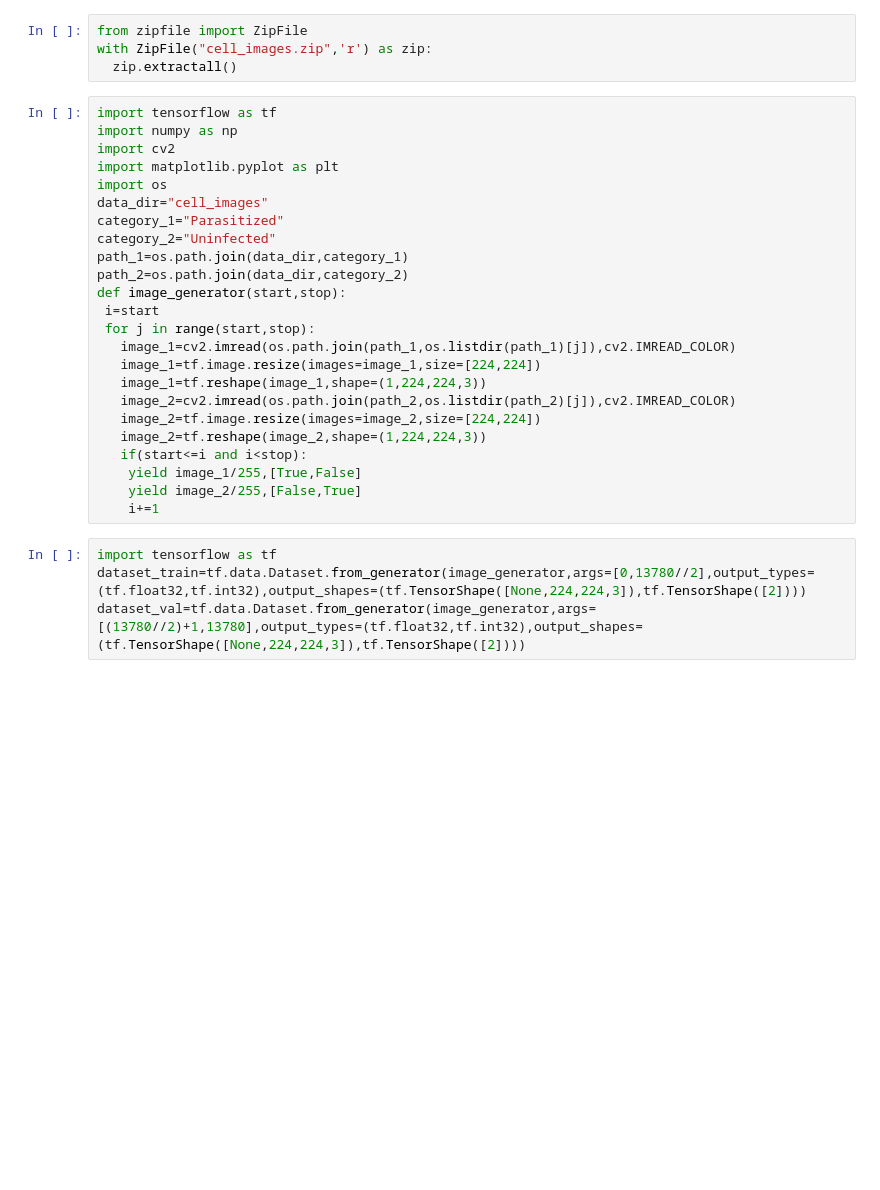
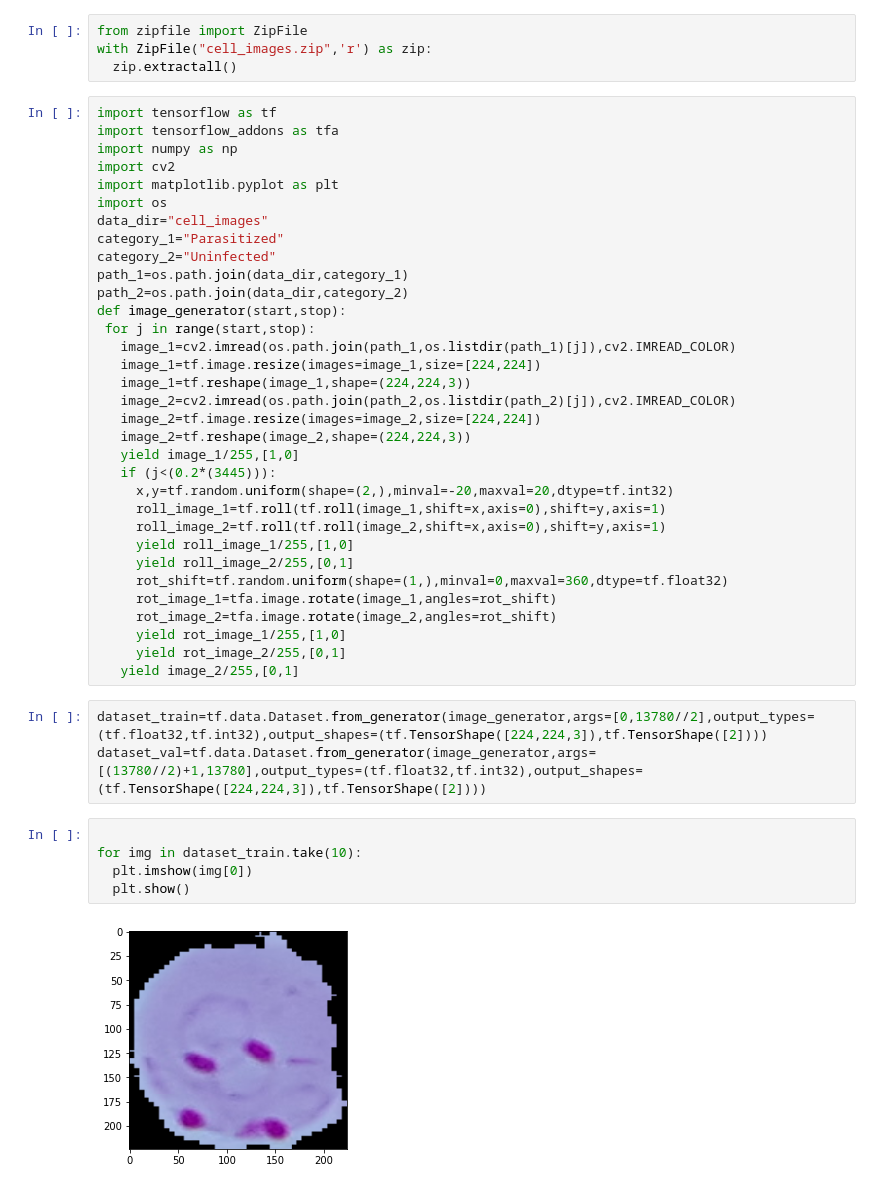
Before and after one commit to Abhishek-TyRnT/TyRnT, a Jupyter notebook: Malaria_detector.ipynb, the cells around one changed output. Drawn from its saved outputs; the diff is of its cells as text; blank space fills up the shorter version.

```diff
--- a/Malaria_detector.ipynb
+++ b/Malaria_detector.ipynb
@@ -21,6 +50,7 @@ with ZipFile("cell_images.zip",'r') as zip:
   zip.extractall()
 # %%
 import tensorflow as tf
+import tensorflow_addons as tfa
 import numpy as np
 import cv2
 import matplotlib.pyplot as plt
@@ -31,19 +61,33 @@ category_2="Uninfected"
 path_1=os.path.join(data_dir,category_1)
 path_2=os.path.join(data_dir,category_2)
 def image_generator(start,stop):
- i=start
  for j in range(start,stop):
    image_1=cv2.imread(os.path.join(path_1,os.listdir(path_1)[j]),cv2.IMREAD_COLOR)
    image_1=tf.image.resize(images=image_1,size=[224,224])
-   image_1=tf.reshape(image_1,shape=(1,224,224,3))
+   image_1=tf.reshape(image_1,shape=(224,224,3))
    image_2=cv2.imread(os.path.join(path_2,os.listdir(path_2)[j]),cv2.IMREAD_COLOR)
    image_2=tf.image.resize(images=image_2,size=[224,224])
-   image_2=tf.reshape(image_2,shape=(1,224,224,3))
-   if(start<=i and i<stop):
-    yield image_1/255,[True,False]
-    yield image_2/255,[False,True]
-    i+=1
+   image_2=tf.reshape(image_2,shape=(224,224,3))
+   yield image_1/255,[1,0]
+   if (j<(0.2*(3445))):
+     x,y=tf.random.uniform(shape=(2,),minval=-20,maxval=20,dtype=tf.int32)
+     roll_image_1=tf.roll(tf.roll(image_1,shift=x,axis=0),shift=y,axis=1)
+     roll_image_2=tf.roll(tf.roll(image_2,shift=x,axis=0),shift=y,axis=1)
+     yield roll_image_1/255,[1,0]
+     yield roll_image_2/255,[0,1]
+     rot_shift=tf.random.uniform(shape=(1,),minval=0,maxval=360,dtype=tf.float32)
+     rot_image_1=tfa.image.rotate(image_1,angles=rot_shift)
+     rot_image_2=tfa.image.rotate(image_2,angles=rot_shift)
+     yield rot_image_1/255,[1,0]
+     yield rot_image_2/255,[0,1]
+   yield image_2/255,[0,1]
 # %%
-import tensorflow as tf
-dataset_train=tf.data.Dataset.from_generator(image_generator,args=[0,13780//2],output_types=(tf.float32,tf.int32),output_shapes=(tf.TensorShape([None,224,224,3]),tf.TensorShape([2])))
-dataset_val=tf.data.Dataset.from_generator(image_generator,args=[(13780//2)+1,13780],output_types=(tf.float32,tf.int32),output_shapes=(tf.TensorShape([None,224,224,3]),tf.TensorShape([2])))
+dataset_train=tf.data.Dataset.from_generator(image_generator,args=[0,13780//2],output_types=(tf.float32,tf.int32),output_shapes=(tf.TensorShape([224,224,3]),tf.TensorShape([2])))
+dataset_val=tf.data.Dataset.from_generator(image_generator,args=[(13780//2)+1,13780],output_types=(tf.float32,tf.int32),output_shapes=(tf.TensorShape([224,224,3]),tf.TensorShape([2])))
+# %%
+
+for img in dataset_train.take(10):
+  plt.imshow(img[0])
+  plt.show()
+# %% [output]
+[figure, added]
```
Also changed, not shown: parts of 14 cells of this notebook.
